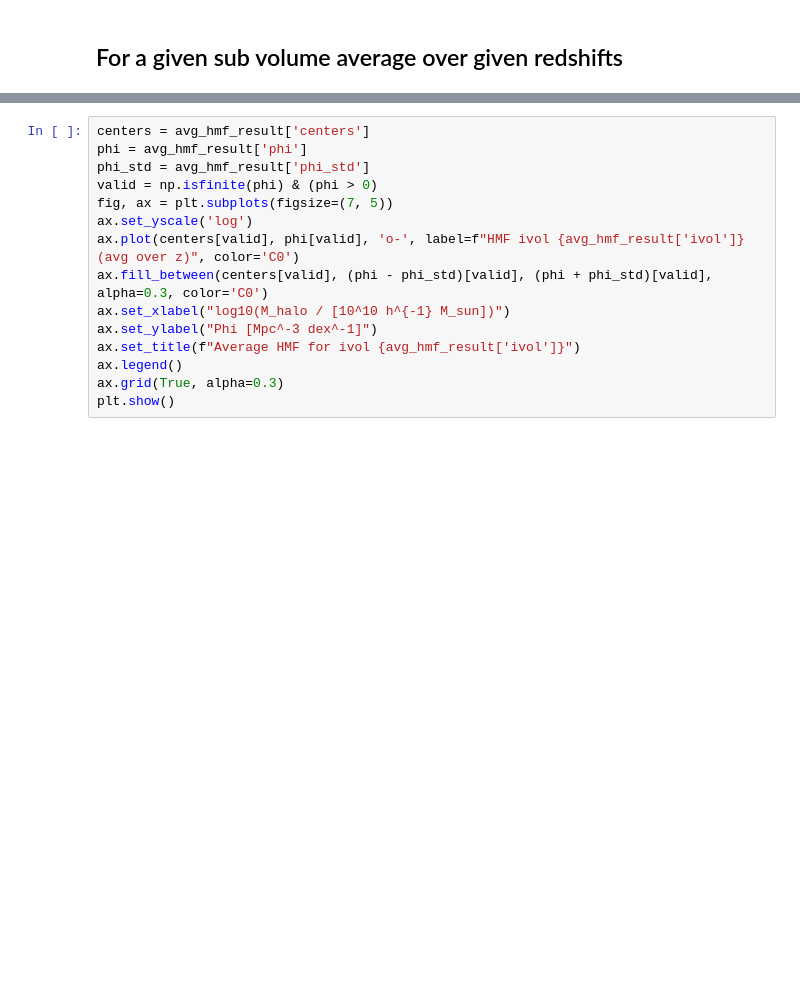
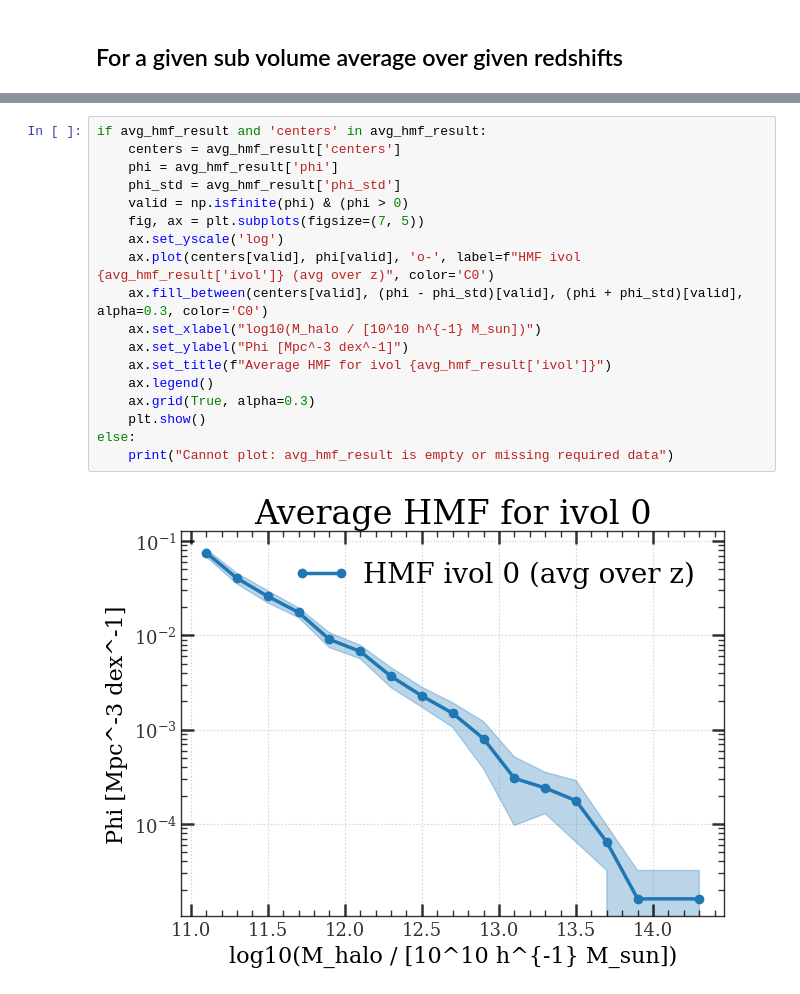
Before and after one commit to OscarHickman/galform_analysis, a Jupyter notebook: examples/mass_functions/hmf.ipynb, the cells around one changed output, grey strips where cells are left out. Drawn from its saved outputs; the diff is of its cells as text; blank space fills up the shorter version.

```diff
--- a/examples/mass_functions/hmf.ipynb
+++ b/examples/mass_functions/hmf.ipynb
@@ -153,15 +207,20 @@ print(
 # %%
-centers = avg_hmf_result['centers']
-phi = avg_hmf_result['phi']
-phi_std = avg_hmf_result['phi_std']
-valid = np.isfinite(phi) & (phi > 0)
-fig, ax = plt.subplots(figsize=(7, 5))
-ax.set_yscale('log')
-ax.plot(centers[valid], phi[valid], 'o-', label=f"HMF ivol {avg_hmf_result['ivol']} (avg over z)", color='C0')
-ax.fill_between(centers[valid], (phi - phi_std)[valid], (phi + phi_std)[valid], alpha=0.3, color='C0')
-ax.set_xlabel("log10(M_halo / [10^10 h^{-1} M_sun])")
-ax.set_ylabel("Phi [Mpc^-3 dex^-1]")
-ax.set_title(f"Average HMF for ivol {avg_hmf_result['ivol']}")
-ax.legend()
-ax.grid(True, alpha=0.3)
-plt.show()
+if avg_hmf_result and 'centers' in avg_hmf_result:
+    centers = avg_hmf_result['centers']
+    phi = avg_hmf_result['phi']
+    phi_std = avg_hmf_result['phi_std']
+    valid = np.isfinite(phi) & (phi > 0)
+    fig, ax = plt.subplots(figsize=(7, 5))
+    ax.set_yscale('log')
+    ax.plot(centers[valid], phi[valid], 'o-', label=f"HMF ivol {avg_hmf_result['ivol']} (avg over z)", color='C0')
+    ax.fill_between(centers[valid], (phi - phi_std)[valid], (phi + phi_std)[valid], alpha=0.3, color='C0')
+    ax.set_xlabel("log10(M_halo / [10^10 h^{-1} M_sun])")
+    ax.set_ylabel("Phi [Mpc^-3 dex^-1]")
+    ax.set_title(f"Average HMF for ivol {avg_hmf_result['ivol']}")
+    ax.legend()
+    ax.grid(True, alpha=0.3)
+    plt.show()
+else:
+    print("Cannot plot: avg_hmf_result is empty or missing required data")
+# %% [output]
+[figure, added]
```
Also changed, not shown: parts of 8 cells of this notebook, 6 other files.
